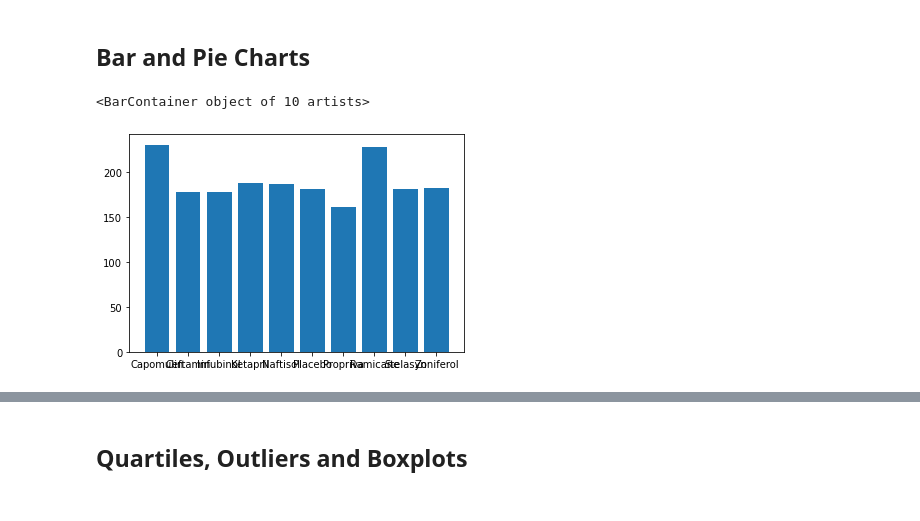
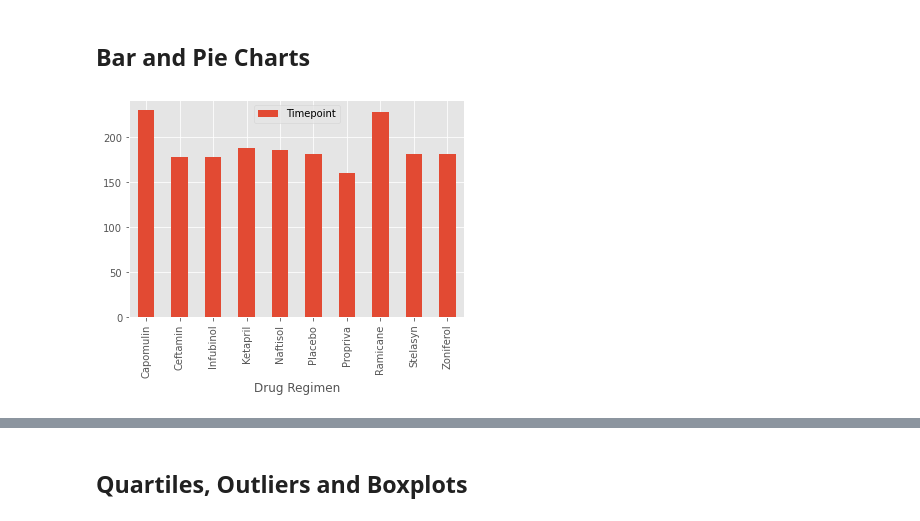
Before and after one commit to lakemp2345/Matplotlib-Challenge, a Jupyter notebook: pymaceuticals_starter.ipynb, the cells around one changed output, grey strips where cells are left out. Saved outputs shown, nothing was run; the diff lists cells and outputs as text; code cells hidden in the pictures.

```diff
--- a/pymaceuticals_starter.ipynb
+++ b/pymaceuticals_starter.ipynb
@@ -3,6 +3,8 @@
 # %%
 # Dependencies and Setup
 import matplotlib.pyplot as plt
+import matplotlib
+matplotlib.style.use('ggplot')
 import pandas as pd
 import scipy.stats as st
 
@@ -219,11 +233,9 @@ summary_table
 ## Bar and Pie Charts
 # %%
 # Generate a bar plot showing the total number of timepoints for all mice tested for each drug regimen using Pandas.
-timepoint_count=mouse_study_complete.groupby(['Drug Regimen']).count()
-timepoint_count
-plt.bar(timepoint_count.index, timepoint_count.Timepoint)
+timepoint_count=without_duplicate_mouse.groupby(['Drug Regimen']).count().plot.bar(y="Timepoint")
+plt.show()
 # %% [output]
-<BarContainer object of 10 artists>
-[figure, old version]
+[figure, new version]
 # %%
 # Generate a bar plot showing the total number of timepoints for all mice tested for each drug regimen using pyplot.
```
Also changed, not shown: parts of 5 cells of this notebook.
